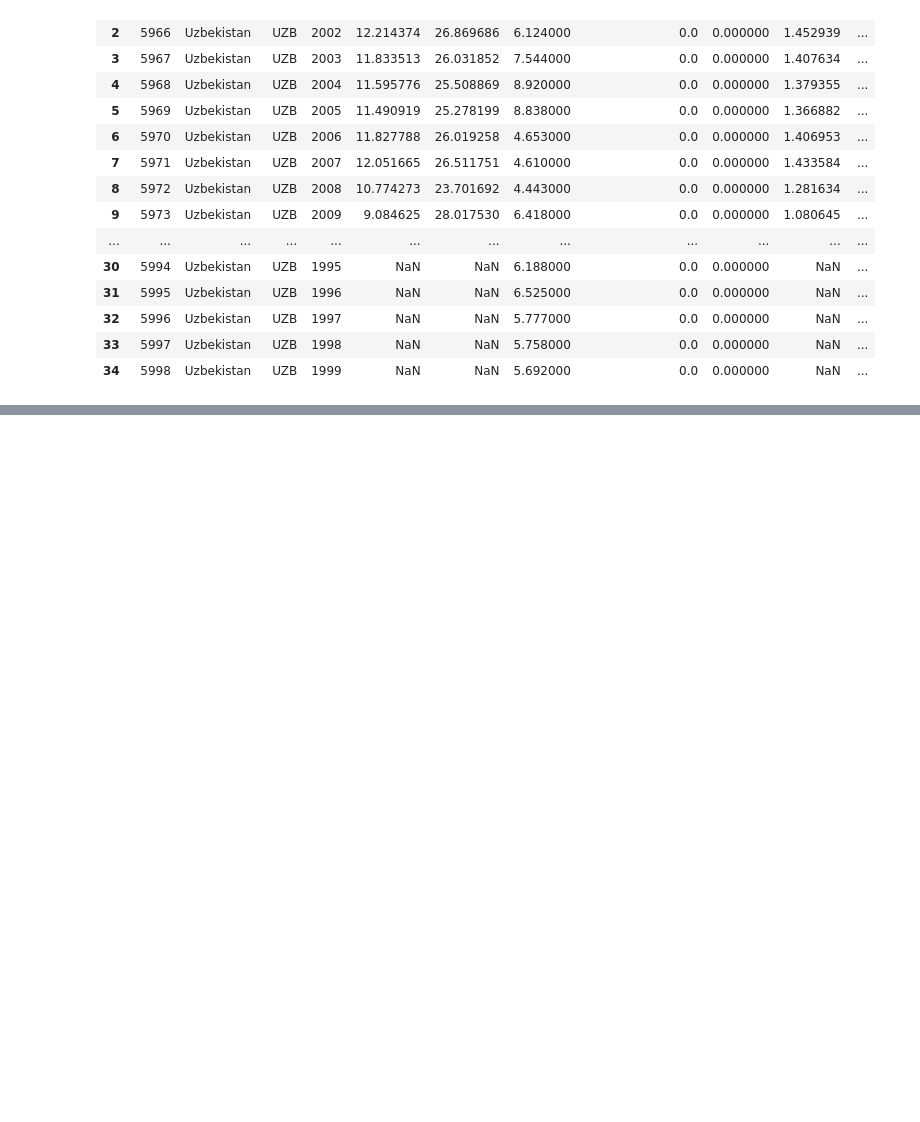
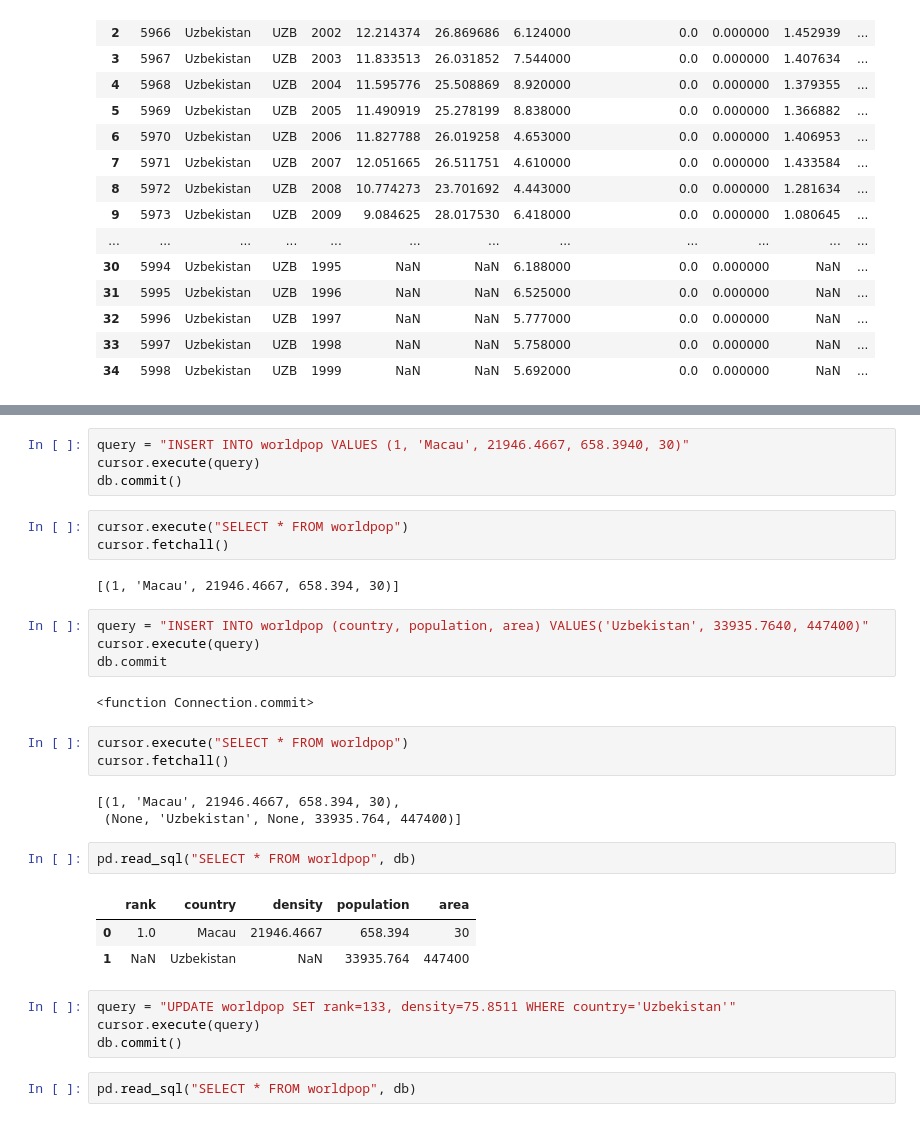
Before and after one commit to lazizrakhmat/DS-Notebook, a Jupyter notebook: Newdb.ipynb, the cells around one changed output, grey strips where cells are left out. Drawn from its saved outputs; the diff is of its cells as text; blank space fills up the shorter version.

```diff
--- a/Newdb.ipynb
+++ b/Newdb.ipynb
@@ -79,0 +104,33 @@ pd.read_sql(query, db)
+# %%
+query = "INSERT INTO worldpop VALUES (1, 'Macau', 21946.4667, 658.3940, 30)"
+cursor.execute(query)
+db.commit()
+# %%
+cursor.execute("SELECT * FROM worldpop")
+cursor.fetchall()
+# %% [output]
+[(1, 'Macau', 21946.4667, 658.394, 30)]
+# %%
+query = "INSERT INTO worldpop (country, population, area) VALUES('Uzbekistan', 33935.7640, 447400)"
+cursor.execute(query)
+db.commit
+# %% [output]
+<function Connection.commit>
+# %%
+cursor.execute("SELECT * FROM worldpop")
+cursor.fetchall()
+# %% [output]
+[(1, 'Macau', 21946.4667, 658.394, 30),
+ (None, 'Uzbekistan', None, 33935.764, 447400)]
+# %%
+pd.read_sql("SELECT * FROM worldpop", db)
+# %% [output]
+|  | rank | country | density | population | area |
+| 0 | 1.0 | Macau | 21946.4667 | 658.394 | 30 |
+| 1 | NaN | Uzbekistan | NaN | 33935.764 | 447400 |
+# %%
+query = "UPDATE worldpop SET rank=133, density=75.8511 WHERE country='Uzbekistan'"
+cursor.execute(query)
+db.commit()
+# %%
+pd.read_sql("SELECT * FROM worldpop", db)
```
Also changed, not shown: parts of 4 cells of this notebook.
